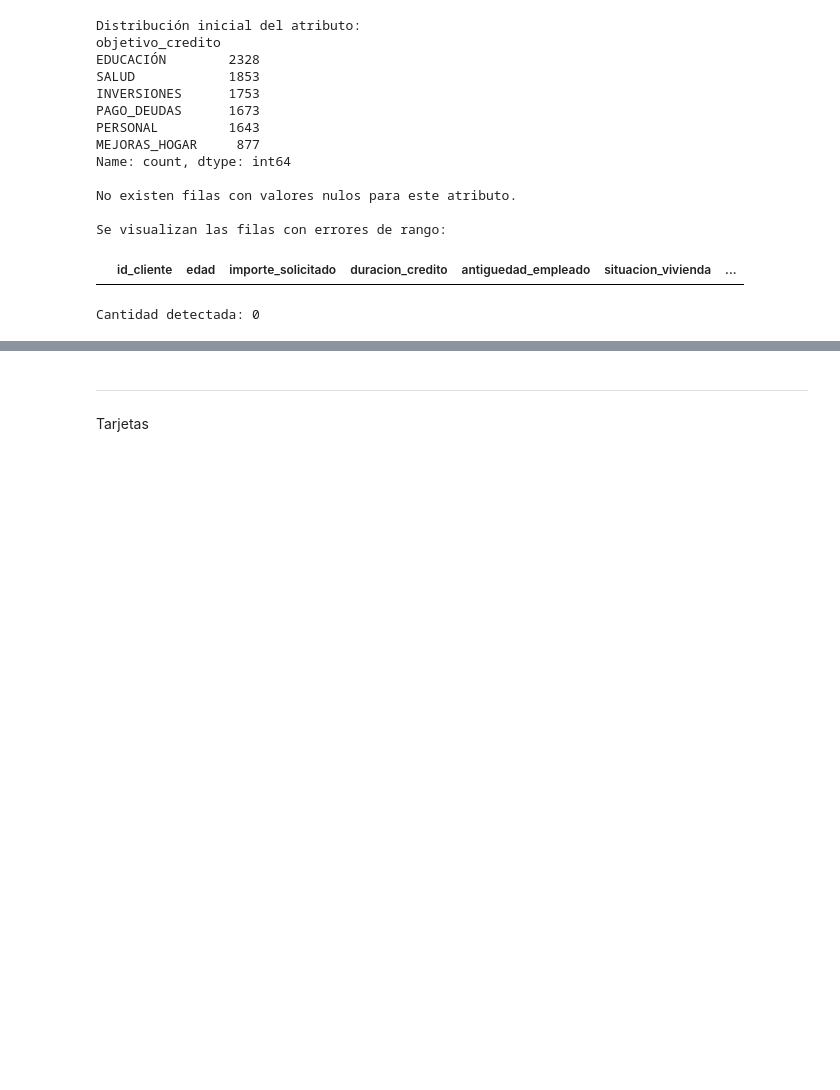
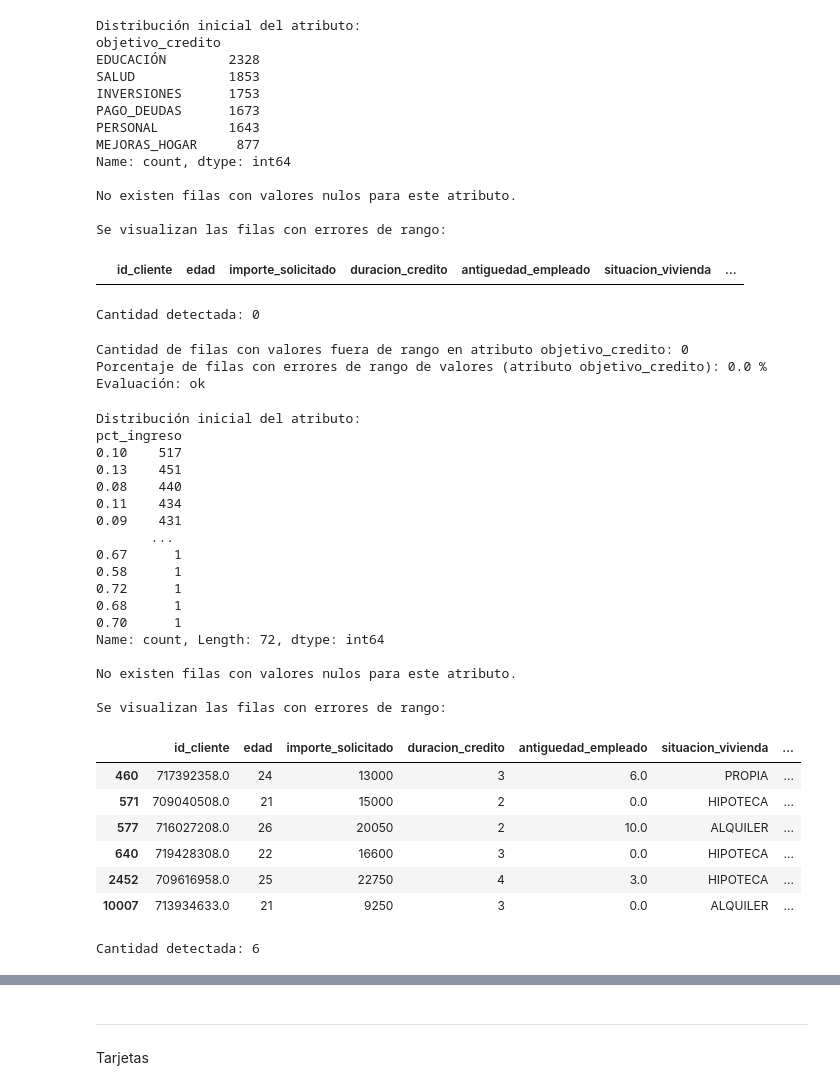
Before and after one commit to araquevi/13MBID, a Jupyter notebook: notebooks/comprension_datos/CD03-Verificacion-calidad.ipynb, the cells around one changed output, grey strips where cells are left out. Saved outputs shown, nothing was run; the diff lists cells and outputs as text; code cells hidden in the pictures; blank space fills up the shorter version.

```diff
--- a/notebooks/comprension_datos/CD03-Verificacion-calidad.ipynb
+++ b/notebooks/comprension_datos/CD03-Verificacion-calidad.ipynb
@@ -473,3 +574,74 @@ No existen filas con valores nulos para este atributo.
 Se visualizan las filas con errores de rango:
 |  | id_cliente | edad | importe_solicitado | duracion_credito | antiguedad_empleado | situacion_vivienda | ... |
 Cantidad detectada: 0
+# %%
+def calcular_rangos_valores_objetivo_credito():
+    objetivo_credito_valores_fuera_rango = resultado.shape[0] + cantidad_nulos
+    print(f"Cantidad de filas con valores fuera de rango en atributo objetivo_credito: {objetivo_credito_valores_fuera_rango}")
+
+    indicador = (objetivo_credito_valores_fuera_rango / cantidad_filas_creditos)
+    print(f"Porcentaje de filas con errores de rango de valores (atributo objetivo_credito): {round(indicador * 100, 2)} %")
+
+    if (indicador > RANGOS_VALORES):
+        print('Evaluación: no cumplimiento')
+    else:
+        print('Evaluación: ok')
+
+calcular_rangos_valores_objetivo_credito()
+# %% [output]
+Cantidad de filas con valores fuera de rango en atributo objetivo_credito: 0
+Porcentaje de filas con errores de rango de valores (atributo objetivo_credito): 0.0 %
+Evaluación: ok
+# %%
+#Verificar que los valores de cada atributo se encuentren dentro de los listados anexos
+
+#Atributo: pct_ingreso
+
+valores = df_creditos['pct_ingreso'].value_counts() #Conteo de ocurrencias por valor (not-null)
+print(f"Distribución inicial del atributo: \n{valores}\n")
+
+cantidad_nulos = len(df_creditos['pct_ingreso']) - df_creditos['pct_ingreso'].count() # Conteo de nulos
+
+if cantidad_nulos > 0:
+    print(f"Cantidad de nulos en el atributo: {cantidad_nulos}\n") # Impresión de la cantidad de nulos
+else:
+    print("No existen filas con valores nulos para este atributo.\n")
+
+
+# Se identifica y cuenta a los valores que no cumplen la condición definida
+#Un banco nunca daría un préstamo a un porcentaje superior a un 70 por ciento de tus ingresos
+
+resultado = df_creditos[df_creditos['pct_ingreso'] < 0]
+resultado = df_creditos[df_creditos['pct_ingreso'] > 0.7]
+
+print("Se visualizan las filas con errores de rango:")
+display(resultado) # Para visualizar las tuplas con valores nulos o erróneos
+
+print(f"Cantidad detectada: {resultado.shape[0]}")
+# %% [output]
+Distribución inicial del atributo:
+pct_ingreso
+0.10    517
+0.13    451
+0.08    440
+0.11    434
+0.09    431
+       ...
+0.67      1
+0.58      1
+0.72      1
+0.68      1
+0.70      1
+Name: count, Length: 72, dtype: int64
+
+No existen filas con valores nulos para este atributo.
+
+Se visualizan las filas con errores de rango:
+|  | id_cliente | edad | importe_solicitado | duracion_credito | antiguedad_empleado | situacion_vivienda | ... |
+| 460 | 717392358.0 | 24 | 13000 | 3 | 6.0 | PROPIA | ... |
+| 571 | 709040508.0 | 21 | 15000 | 2 | 0.0 | HIPOTECA | ... |
+| 577 | 716027208.0 | 26 | 20050 | 2 | 10.0 | ALQUILER | ... |
+| 640 | 719428308.0 | 22 | 16600 | 3 | 0.0 | HIPOTECA | ... |
+| 2452 | 709616958.0 | 25 | 22750 | 4 | 3.0 | HIPOTECA | ... |
+| 10007 | 713934633.0 | 21 | 9250 | 3 | 0.0 | ALQUILER | ... |
+Cantidad detectada: 6
```
Also changed, not shown: parts of 35 cells of this notebook, 1 other file.
